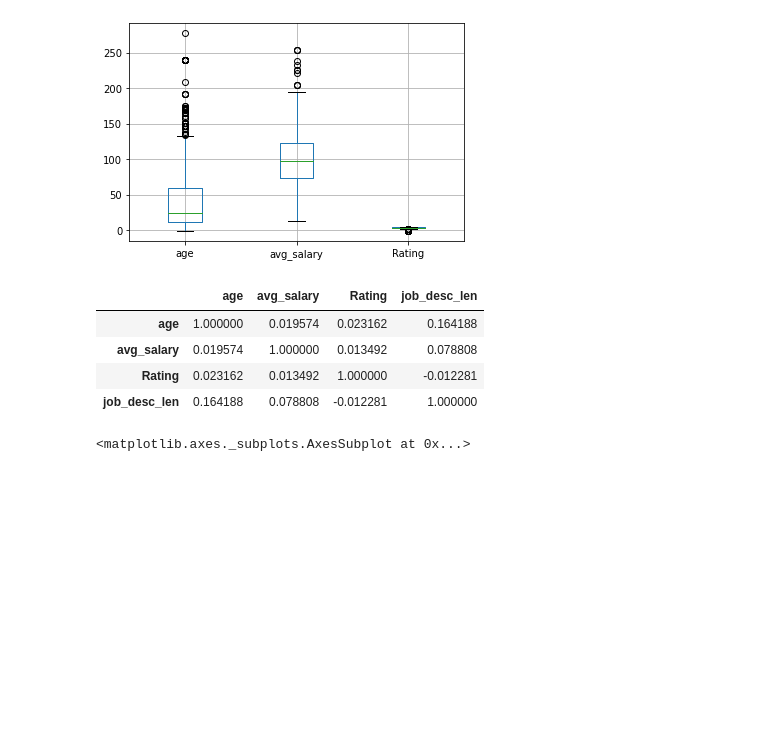
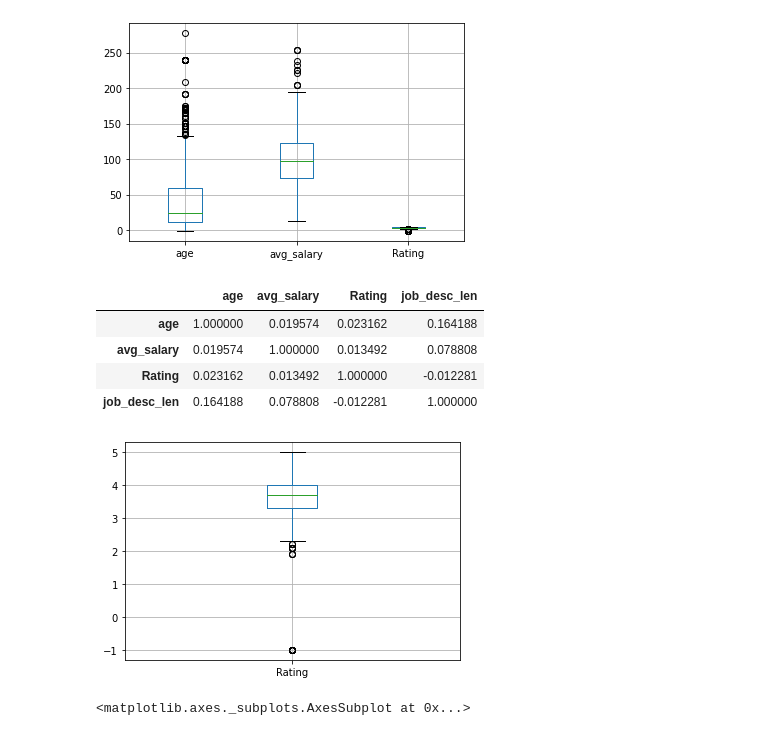
Before and after one commit to AhmadAbdElhameed/ds_salary_project, a Jupyter notebook: Data Cleaning.ipynb, the cells around one changed output. Drawn from its saved outputs; the diff is of its cells as text; code cells hidden in the pictures; blank space fills up the shorter version.

```diff
--- a/Data Cleaning.ipynb
+++ b/Data Cleaning.ipynb
@@ -35,8 +36,6 @@ df.head()
 # %%
 min_salary = (min_hour.apply(lambda x: (x.split('-')[0]))).str.replace(r'\D+', '')
 max_salary = (min_hour.apply(lambda x: (x.split('-')[1]))).str.replace(r'\D+', '')
-# %%
-df.drop(['max_salary'],axis=1,inplace = True)
 # %%
 df['min_salary'],df['max_salary'] = min_salary,max_salary
 # %%
@@ -485,6 +483,10 @@ df[['age','avg_salary','Rating','job_desc_len']].corr()
 | avg_salary | 0.019574 | 1.000000 | 0.013492 | 0.078808 |
 | Rating | 0.023162 | 0.013492 | 1.000000 | -0.012281 |
 | job_desc_len | 0.164188 | 0.078808 | -0.012281 | 1.000000 |
+# %%
+df.boxplot(column= ['Rating']);
+# %% [output]
+[figure, added]
 # %%
 corr = df[['age','avg_salary','Rating','job_desc_len']].corr()
 cmap = sns.diverging_palette(220,10,as_cmap=True)
```
Also changed, not shown: parts of 38 cells of this notebook, 2 other files.
